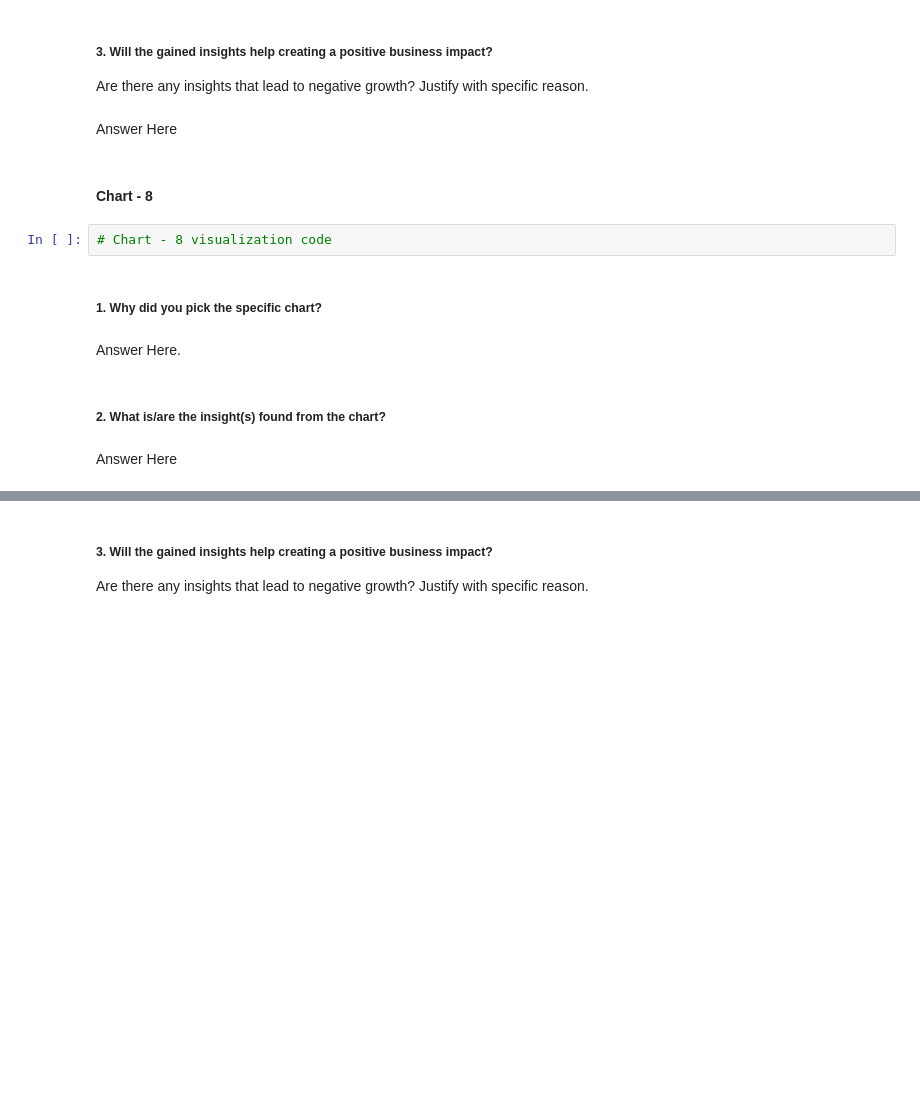
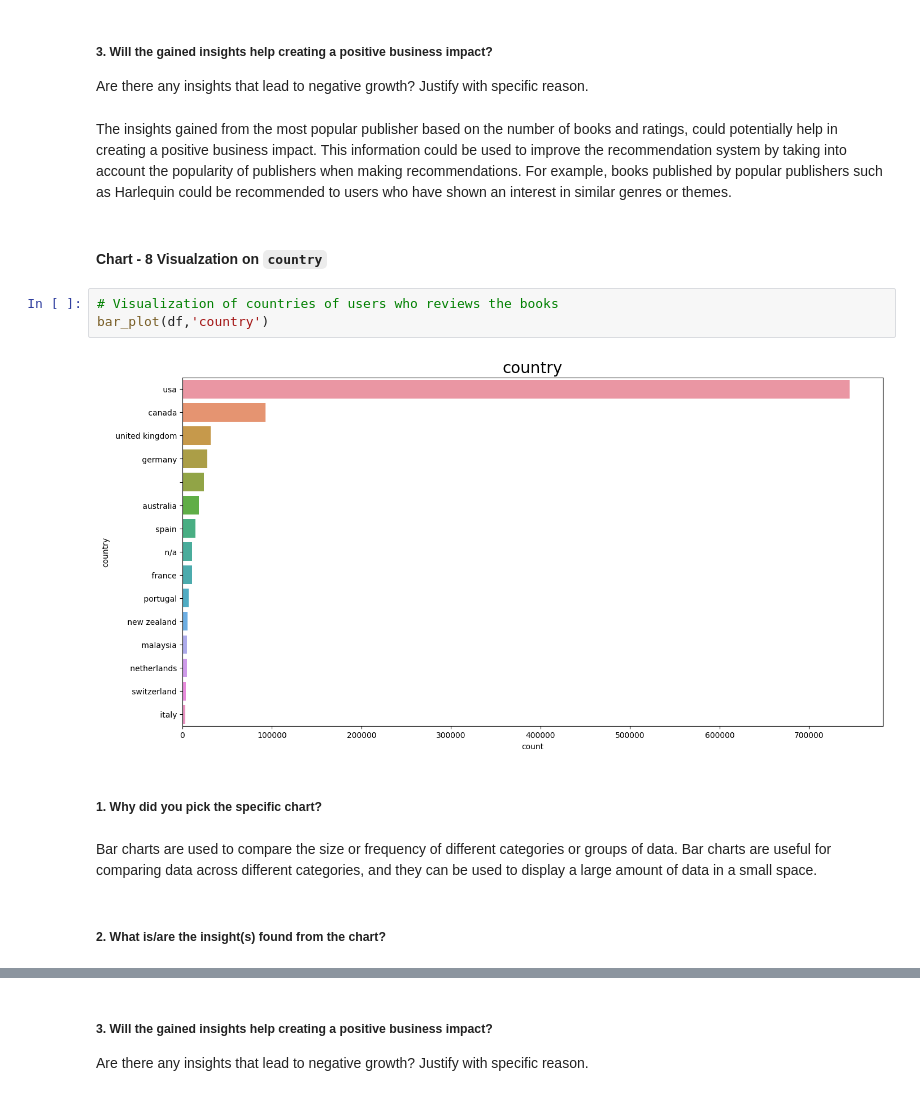
Before and after one commit to Jamal-1018/Book_Recommeder_System_Unsupervised_learning, a Jupyter notebook: Book_recommendation_sysytem_unsupervised.ipynb, the cells around one changed output, grey strips where cells are left out. Drawn from its saved outputs; the diff is of its cells as text; blank space fills up the shorter version.

```diff
--- a/Book_recommendation_sysytem_unsupervised.ipynb
+++ b/Book_recommendation_sysytem_unsupervised.ipynb
@@ -639,17 +649,18 @@ Answer Here
 # %% [markdown]
 ##### 3. Will the gained insights help creating a positive business impact?
 Are there any insights that lead to negative growth? Justify with specific reason.
-# %% [markdown]
-Answer Here
+# %% [markdown]
+The insights gained from the most popular publisher based on the number of books and ratings, could potentially help in creating a positive business impact. This information could be used to improve the recommendation system by taking into account the popularity of publishers when making recommendations. For example, books published by popular publishers such as Harlequin could be recommended to users who have shown an interest in similar genres or themes.
 # %% [markdown]
-#### Chart - 8
+#### Chart - 8 Visualzation on `country`
-# %%
-# Chart - 8 visualization code
+# %%
+# Visualization of countries of users who reviews the books
+bar_plot(df,'country')
+# %% [output]
+[figure, added]
 # %% [markdown]
 ##### 1. Why did you pick the specific chart?
-# %% [markdown]
-Answer Here.
+# %% [markdown]
+Bar charts are used to compare the size or frequency of different categories or groups of data. Bar charts are useful for comparing data across different categories, and they can be used to display a large amount of data in a small space.
 # %% [markdown]
 ##### 2. What is/are the insight(s) found from the chart?
-# %% [markdown]
-Answer Here
```
Also changed, not shown: parts of 12 cells of this notebook.
